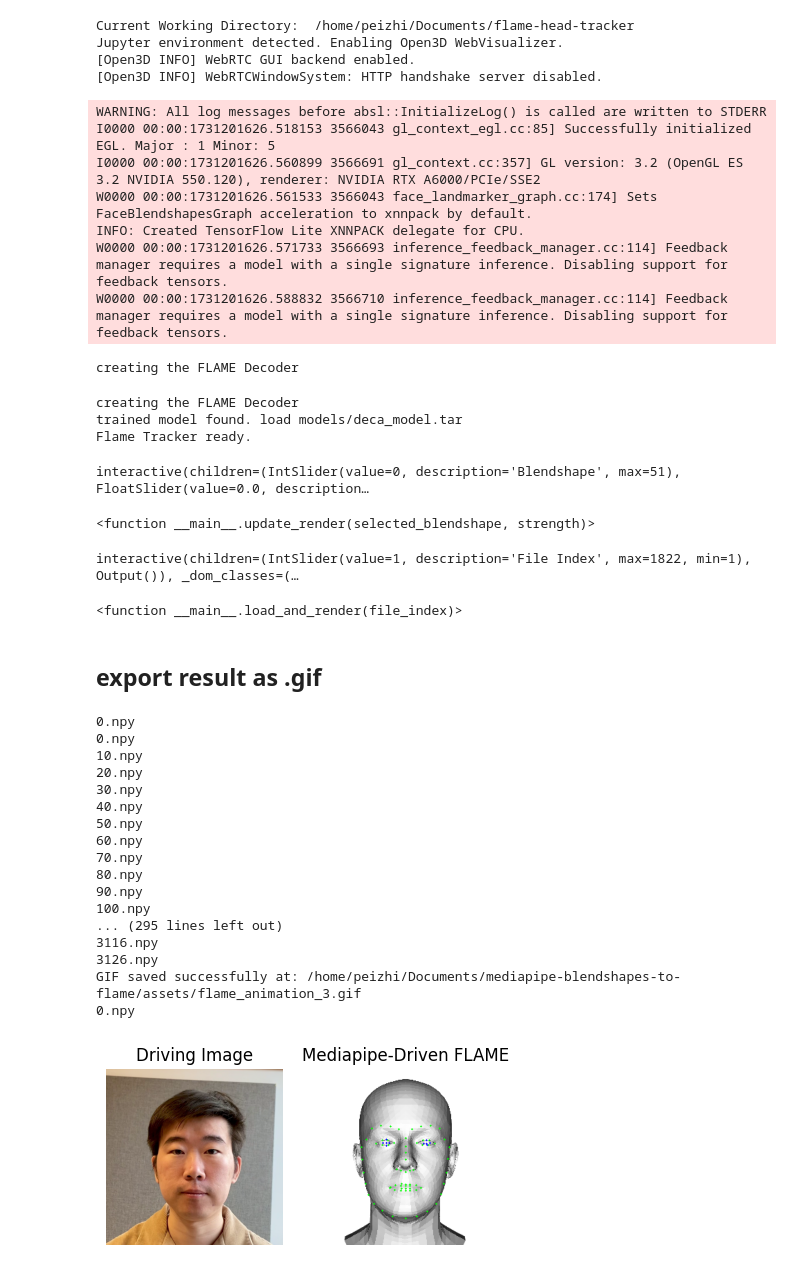
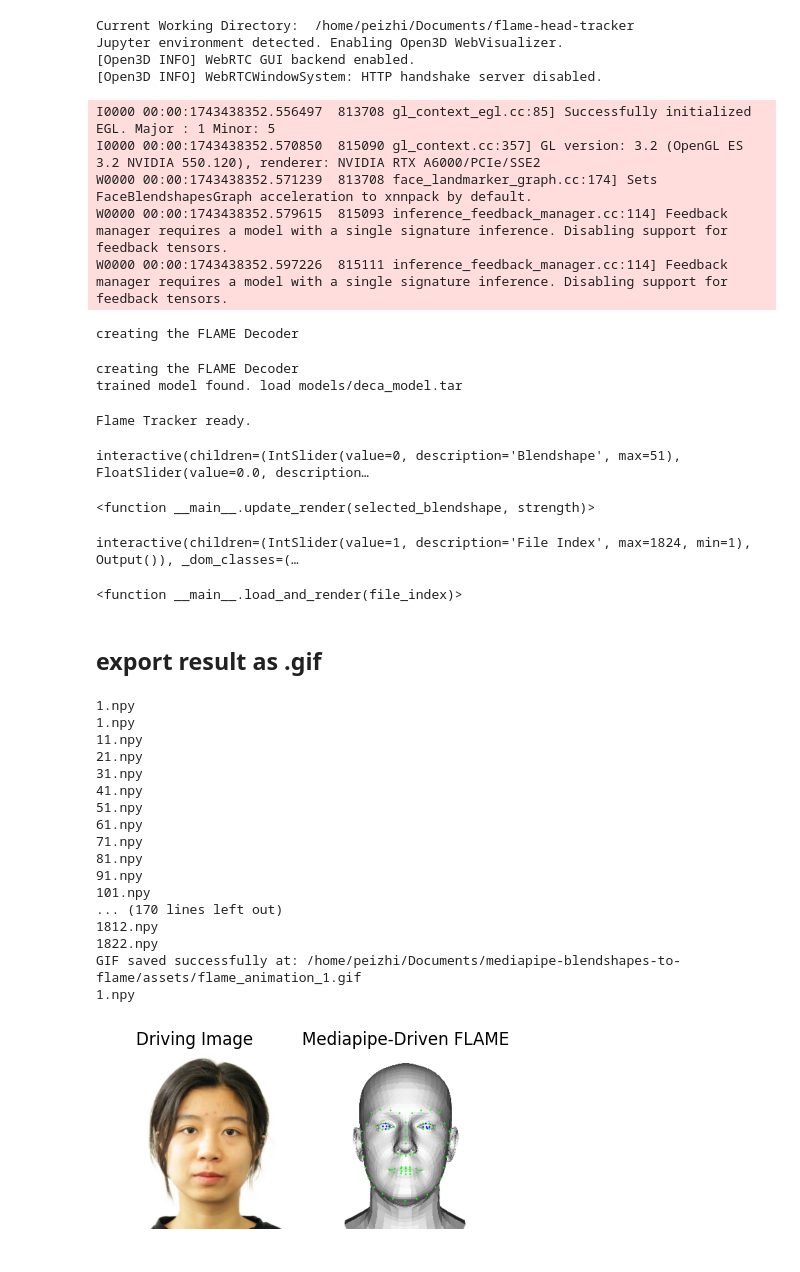
Before and after one commit to PeizhiYan/mediapipe-blendshapes-to-flame, a Jupyter notebook: test.ipynb, the cells around one changed output. Drawn from its saved outputs; the diff is of its cells as text; code cells hidden in the pictures.

```diff
--- a/test.ipynb
+++ b/test.ipynb
@@ -43,9 +43,8 @@ tracker_cfg = {
     'mediapipe_face_landmarker_v2_path': './models/face_landmarker_v2_with_blendshapes.task',
     'flame_model_path': './models/FLAME2020/generic_model.pkl',
     'flame_lmk_embedding_path': './models/landmark_embedding.npy',
-    'tex_space_path': './models/FLAME_texture.npz',
+    'tex_space_path': './models/FLAME_albedo_from_BFM.npz',
     'face_parsing_model_path': './utils/face_parsing/79999_iter.pth',
-    'uv_coord_mapping_file_path': './models/uv2vert_256.npy',
     'template_mesh_file_path': './models/head_template.obj',
     'result_img_size': 512,
     'device': device,
@@ -53,17 +52,15 @@ tracker_cfg = {
 
 tracker = Tracker(tracker_cfg)
 # %% [output]
-WARNING: All log messages before absl::InitializeLog() is called are written to STDERR
-I0000 00:00:1731201626.518153 3566043 gl_context_egl.cc:85] Successfully initialized EGL. Major : 1 Minor: 5
-I0000 00:00:1731201626.560899 3566691 gl_context.cc:357] GL version: 3.2 (OpenGL ES 3.2 NVIDIA 550.120), renderer: NVIDIA RTX A6000/PCIe/SSE2
-W0000 00:00:1731201626.561533 3566043 face_landmarker_graph.cc:174] Sets FaceBlendshapesGraph acceleration to xnnpack by default.
-INFO: Created TensorFlow Lite XNNPACK delegate for CPU.
-W0000 00:00:1731201626.571733 3566693 inference_feedback_manager.cc:114] Feedback manager requires a model with a single signature inference. Disabling support for feedback tensors.
-W0000 00:00:1731201626.588832 3566710 inference_feedback_manager.cc:114] Feedback manager requires a model with a single signature inference. Disabling support for feedback tensors.
+I0000 00:00:1743438352.556497  813708 gl_context_egl.cc:85] Successfully initialized EGL. Major : 1 Minor: 5
+I0000 00:00:1743438352.570850  815090 gl_context.cc:357] GL version: 3.2 (OpenGL ES 3.2 NVIDIA 550.120), renderer: NVIDIA RTX A6000/PCIe/SSE2
+W0000 00:00:1743438352.571239  813708 face_landmarker_graph.cc:174] Sets FaceBlendshapesGraph acceleration to xnnpack by default.
+W0000 00:00:1743438352.579615  815093 inference_feedback_manager.cc:114] Feedback manager requires a model with a single signature inference. Disabling support for feedback tensors.
+W0000 00:00:1743438352.597226  815111 inference_feedback_manager.cc:114] Feedback manager requires a model with a single signature inference. Disabling support for feedback tensors.
 creating the FLAME Decoder
 creating the FLAME Decoder
 trained model found. load models/deca_model.tar
-Flame Tracker ready.
+Flame Tracker ready.
 # %%
 
 @torch.no_grad()
@@ -124,7 +121,7 @@ import ipywidgets as widgets
 
 # Initialize blendshape and other arrays
 shape = np.zeros([1, 100], dtype=np.float32)
-exp = np.zeros([1, 50], dtype=np.float32)
+exp = np.zeros([1, 100], dtype=np.float32)
 pose = np.zeros([1, 6], dtype=np.float32)
 eye_pose = np.zeros([1, 6], dtype=np.float32)
 
@@ -161,7 +158,7 @@ interactive(children=(IntSlider(value=0, description='Blendshape', max=51), Floa
 # %%
 #base_path = '/mnt/data3_hdd/peizhi/Datasets/IMAvatar_flame_new/subject1/MVI_1811'
 #base_path = '/mnt/data3_hdd/peizhi/Datasets/IMAvatar_flame_new/subject1/MVI_1810'
-base_path = '/mnt/data3_hdd/peizhi/Datasets/IMAvatar_flame_new/subject1/MVI_1812'
+base_path = '/mnt/data3_hdd/peizhi/Datasets/IMAvatar_tracker_3.2/subject1/MVI_1812'
 #base_path = '/mnt/data3_hdd/peizhi/Datasets/Personal_Videos_flame_new/peizhi-demo/IMG_3198'
 
 npy_files = [file for file in os.listdir(base_path) if file.endswith('.npy')]
@@ -179,7 +176,7 @@ def load_and_render(file_index):
 
     # Initialize blendshape and other arrays
     shape = np.zeros([1, 100], dtype=np.float32)
-    exp = np.zeros([1, 50], dtype=np.float32)
+    exp = np.zeros([1, 100], dtype=np.float32)
     pose = np.zeros([1, 6], dtype=np.float32)
     eye_pose = np.zeros([1, 6], dtype=np.float32)
 
@@ -208,7 +205,7 @@ file_slider = IntSlider(value=1, min=1, max=npy_file_count, step=1, description=
 # Use interact to link the slider to the loading and rendering function
 interact(load_and_render, file_index=file_slider)
 # %% [output]
-interactive(children=(IntSlider(value=1, description='File Index', max=1822, min=1), Output()), _dom_classes=(…
+interactive(children=(IntSlider(value=1, description='File Index', max=1824, min=1), Output()), _dom_classes=(…
 <function __main__.load_and_render(file_index)>
 # %% [markdown]
 ## export result as .gif
@@ -218,14 +215,14 @@ interactive(children=(IntSlider(value=1, description='File Index', max=1822, min
 from matplotlib.animation import FuncAnimation, PillowWriter
 
 # Define base path to the directory containing the .npy files
-# base_path = '/mnt/data3_hdd/peizhi/Datasets/IMAvatar_flame_new/subject1/MVI_1812'
-# output_gif_path = os.path.join(DIR, "assets/flame_animation_1.gif")
+base_path = '/mnt/data3_hdd/peizhi/Datasets/IMAvatar_tracker_3.2/subject1/MVI_1812'
+output_gif_path = os.path.join(DIR, "assets/flame_animation_1.gif")
 
-# base_path = '/mnt/data3_hdd/peizhi/Datasets/IMAvatar_flame_new/subject2/MVI_1801'
+# base_path = '/mnt/data3_hdd/peizhi/Datasets/IMAvatar_tracker_3.2/subject2/MVI_1801'
 # output_gif_path = os.path.join(DIR, "assets/flame_animation_2.gif")
 
-base_path = '/mnt/data3_hdd/peizhi/Datasets/Personal_Videos_flame_new/peizhi-demo/IMG_3198'
-output_gif_path = os.path.join(DIR, "assets/flame_animation_3.gif")
+# base_path = '/mnt/data3_hdd/peizhi/Datasets/Personal_Videos_flame_new/peizhi-demo-3.2/IMG_3198'
+# output_gif_path = os.path.join(DIR, "assets/flame_animation_3.gif")
 
 
 # Load list of .npy files
@@ -238,7 +235,7 @@ existing_files = existing_files[::10]
 
 # Initialize blendshape and other arrays
 shape = np.zeros([1, 100], dtype=np.float32)
-exp = np.zeros([1, 50], dtype=np.float32)
+exp = np.zeros([1, 100], dtype=np.float32)
 pose = np.zeros([1, 6], dtype=np.float32)
 eye_pose = np.zeros([1, 6], dtype=np.float32)
 
@@ -258,48 +255,48 @@ def load_and_render(file_name):
 
     # Calculate expression, pose, and eye_pose using the mappings
     exp, pose, eye_pose = mp2flame.convert(blendshape_scores=blendshape_scores)
 
     # Clear the axes
     ax1.clear()
     ax2.clear()
 
     # Plot the driving image on the left
     ax1.imshow(loaded['img'])
     ax1.axis('off')
     ax1.set_title("Driving Image")
 
     # Render the FLAME shape and plot on the right
     rendered_shape = render_flame_shape(shape, exp, pose, eye_pose)
     ax2.imshow(rendered_shape)
     ax2.axis('off')
     ax2.set_title("Mediapipe-Driven FLAME")
 
     print(file_name)
 
 
 # Create animation using only existing files
 anim = FuncAnimation(fig, load_and_render, frames=existing_files, interval=1, repeat=False)
 
 # Save the animation as a GIF
 anim.save(output_gif_path, writer=PillowWriter(fps=10), dpi=80)
 
 print("GIF saved successfully at:", output_gif_path)
 # %% [output]
-0.npy
-0.npy
-10.npy
-20.npy
-30.npy
-40.npy
-50.npy
-60.npy
-70.npy
-80.npy
-90.npy
-100.npy
-... (295 lines left out)
-3116.npy
-3126.npy
-GIF saved successfully at: /home/peizhi/Documents/mediapipe-blendshapes-to-flame/assets/flame_animation_3.gif
-0.npy
+1.npy
+1.npy
+11.npy
+21.npy
+31.npy
+41.npy
+51.npy
+61.npy
+71.npy
+81.npy
+91.npy
+101.npy
+... (170 lines left out)
+1812.npy
+1822.npy
+GIF saved successfully at: /home/peizhi/Documents/mediapipe-blendshapes-to-flame/assets/flame_animation_1.gif
+1.npy
-[figure, old version]
+[figure, new version]
```
Also changed, not shown: parts of 1 cell of this notebook, 8 other files.
